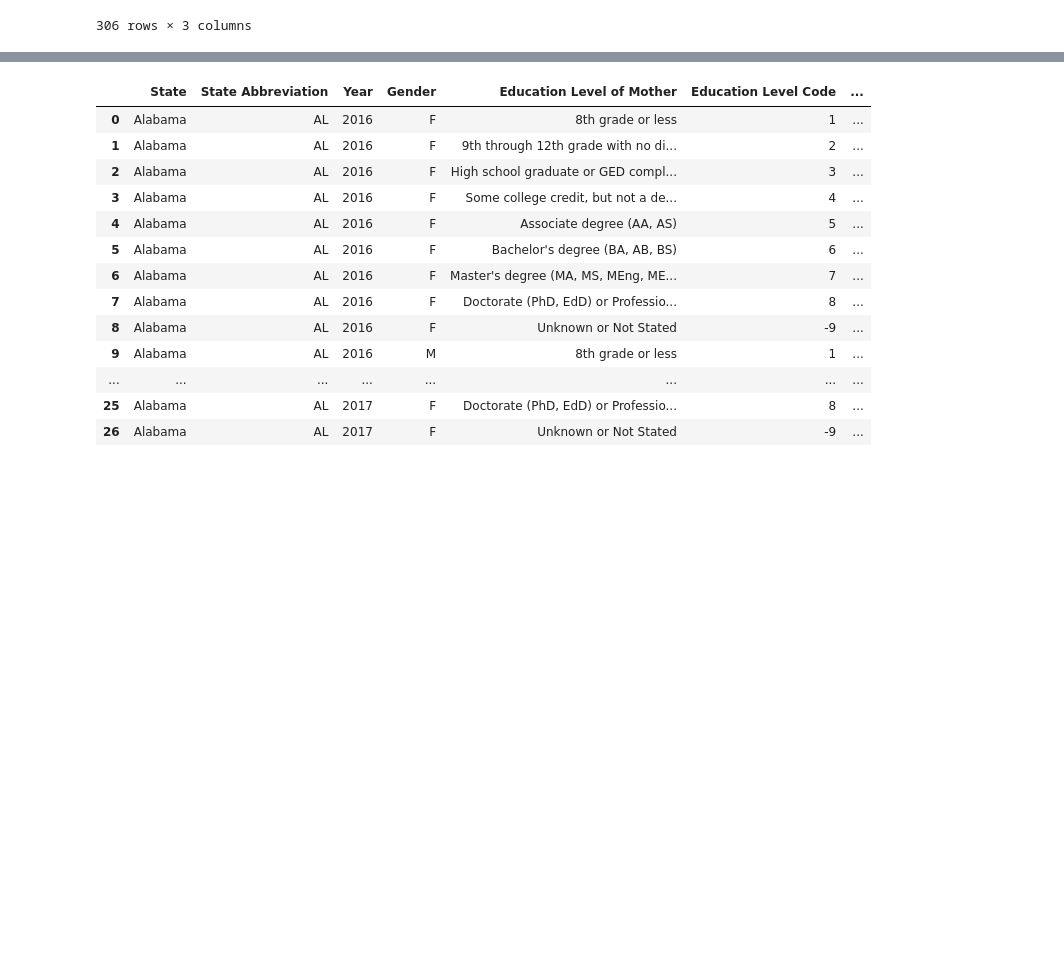
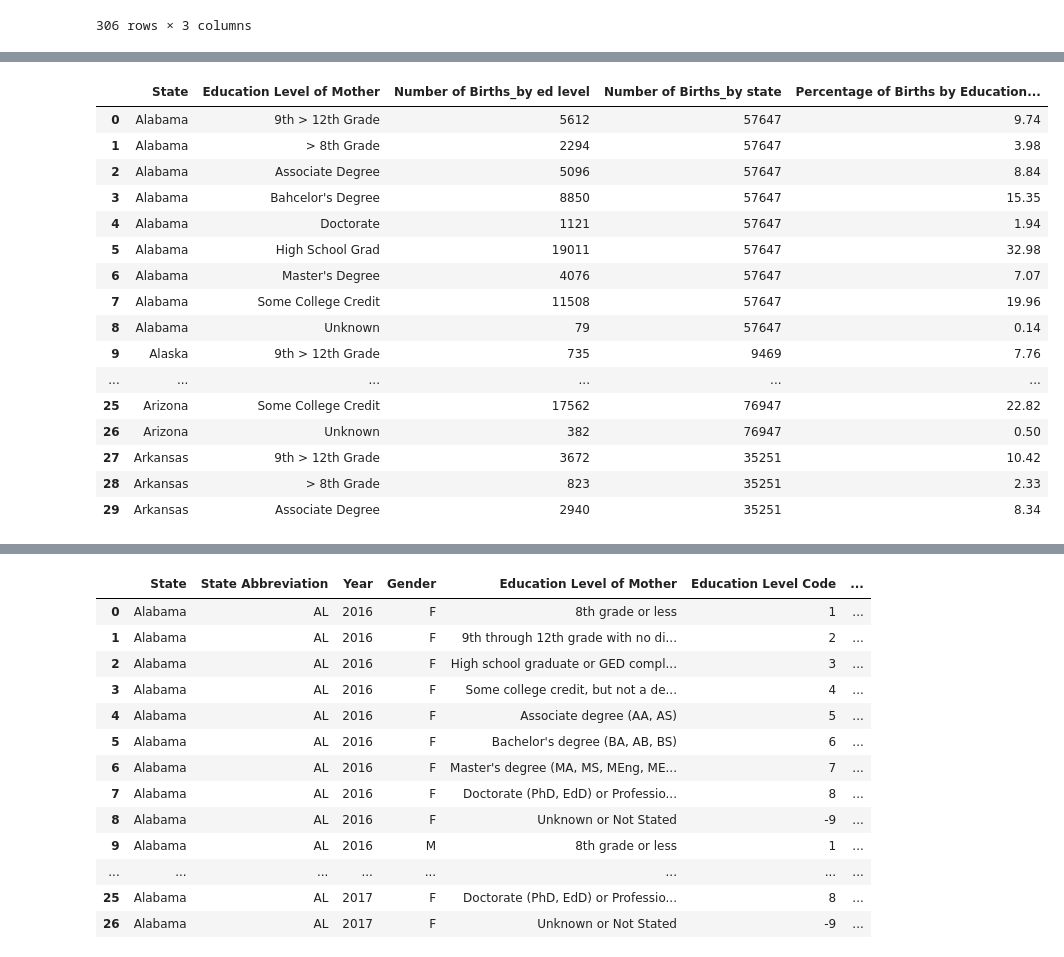
Before and after one commit to avt1993/US-Births-2016-2021, a Jupyter notebook: US_Births_Data_Cleaning.ipynb, the cells around one changed output, grey strips where cells are left out. Cells and saved outputs as stored; diff of their text form; code cells hidden in the pictures; blank space fills up the shorter version.

```diff
--- a/US_Births_Data_Cleaning.ipynb
+++ b/US_Births_Data_Cleaning.ipynb
@@ -85,0 +134,21 @@ filter_df
+# %%
+merged_df['Percentage of Births by Education Level'] = ((merged_df['Number of Births_by ed level'] / merged_df['Number of Births_by state']) * 100).round(2)
+merged_df.head(30)
+# %% [output]
+|  | State | Education Level of Mother | Number of Births_by ed level | Number of Births_by state | Percentage of Births by Education... |
+| 0 | Alabama | 9th > 12th Grade | 5612 | 57647 | 9.74 |
+| 1 | Alabama | > 8th Grade | 2294 | 57647 | 3.98 |
+| 2 | Alabama | Associate Degree | 5096 | 57647 | 8.84 |
+| 3 | Alabama | Bahcelor's Degree | 8850 | 57647 | 15.35 |
+| 4 | Alabama | Doctorate | 1121 | 57647 | 1.94 |
+| 5 | Alabama | High School Grad | 19011 | 57647 | 32.98 |
+| 6 | Alabama | Master's Degree | 4076 | 57647 | 7.07 |
+| 7 | Alabama | Some College Credit | 11508 | 57647 | 19.96 |
+| 8 | Alabama | Unknown | 79 | 57647 | 0.14 |
+| 9 | Alaska | 9th > 12th Grade | 735 | 9469 | 7.76 |
+| ... | ... | ... | ... | ... | ... |
+| 25 | Arizona | Some College Credit | 17562 | 76947 | 22.82 |
+| 26 | Arizona | Unknown | 382 | 76947 | 0.50 |
+| 27 | Arkansas | 9th > 12th Grade | 3672 | 35251 | 10.42 |
+| 28 | Arkansas | > 8th Grade | 823 | 35251 | 2.33 |
+| 29 | Arkansas | Associate Degree | 2940 | 35251 | 8.34 |
```
Also changed, not shown: parts of 27 cells of this notebook, 2 other files.
